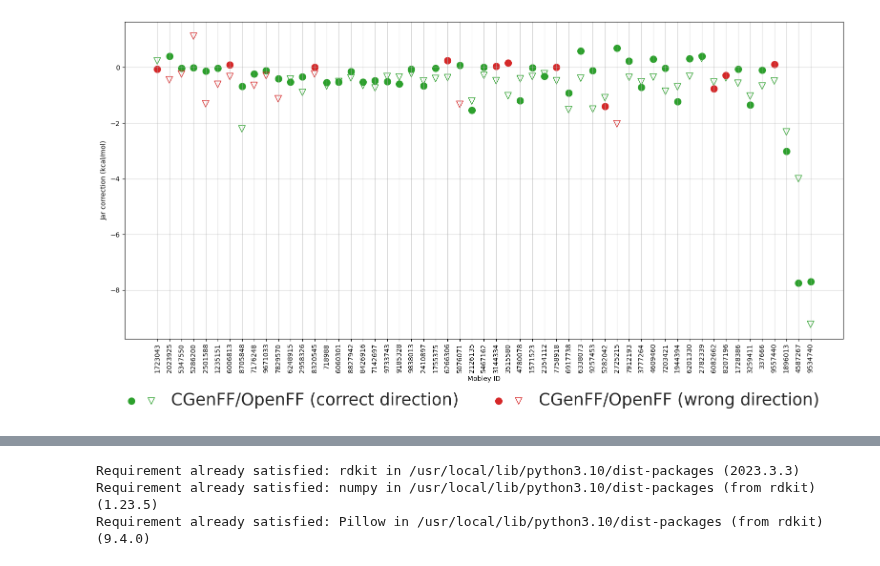
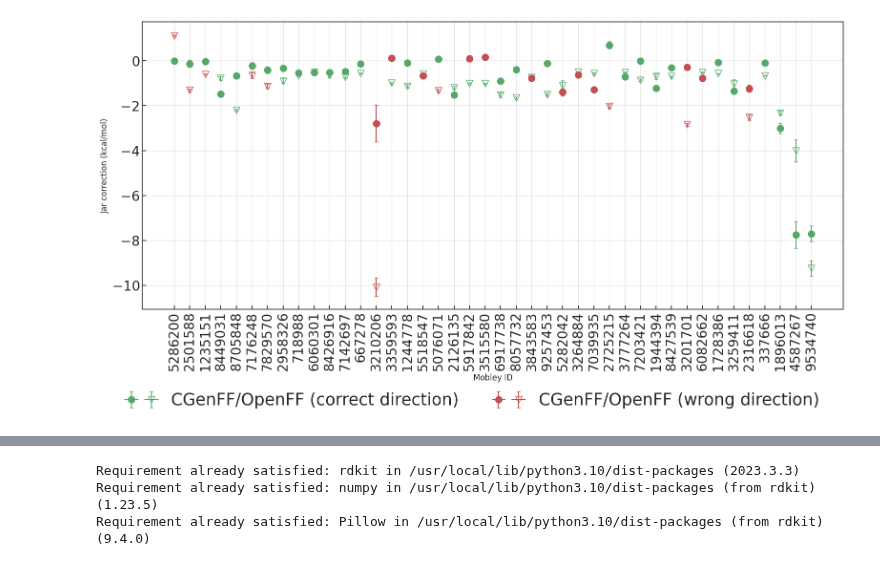
Before and after one commit to JohannesKarwou/notebooks, a Jupyter notebook: mlCorrection.ipynb, the cells around one changed output, grey strips where cells are left out. Drawn from its saved outputs; the diff is of its cells as text; code cells hidden in the pictures.

```diff
--- a/mlCorrection.ipynb
+++ b/mlCorrection.ipynb
@@ -73,88 +73,86 @@ for index, row in data.iterrows():
             data["Exp [kcal/mol]"][index]
             - data["ML-ASFE [kcal/mol]"][index]
         )
-        if noCorrection > corrected and np.abs(data["Jar correction"][index]) > 0.2:
-            axs.scatter(
+        if noCorrection > corrected and np.abs(data["Jar correction"][index]) > 0.5:
+            axs.errorbar(
                 x=data["Mol_ID"][index].split("_")[-1],
                 y=data["Jar correction"][index],
-                #yerr=data["error"][index],
+                yerr=data["error"][index],
                 color=c3,
                 marker="v",
                 #ecolor="black",
-                #capsize=3,
-                #markerfacecolor = "none",
-                facecolors = "none",
+                capsize=3,
+                markerfacecolor = "none",
+                # facecolors = "none",
                 #markeredgewidth = 3,
                 label = "CGenFF"
             )
 
-        if noCorrection_exs > corrected_exs and np.abs(data["Jar correction"][index]) > 0.2:
+        if noCorrection_exs > corrected_exs and np.abs(data["Jar correction"][index]) > 0.5:
 
-            axs.scatter(
+            axs.errorbar(
                 x=data["Mol_ID"][index].split("_")[-1],
                 y=(-data["MM-ASFE [kcal/mol]"][index]+data["ML-ASFE [kcal/mol]"][index]),
-                #yerr=data["error"][index],
+                yerr=data["ML-ASFE-err [kcal/mol]"][index],
                 color=c3,
                 marker="o",
                 #ecolor="black",
-                #capsize=3,
+                capsize=3,
                 label = "OpenFF",
             )
 
 
-        if noCorrection < corrected and np.abs(data["Jar correction"][index]) > 0.2:
-            axs.scatter(
+        if noCorrection < corrected and np.abs(data["Jar correction"][index]) > 0.5:
+            axs.errorbar(
                 x=data["Mol_ID"][index].split("_")[-1],
                 y=data["Jar correction"][index],
-                #yerr=data["error"][index],
+                yerr=data["error"][index],
                 color=c4,
                 marker="v",
                 #ecolor="black",
-                #capsize=3,
-                #markerfacecolor = "none",
-                facecolors = "none",
+                capsize=3,
+                markerfacecolor = "none",
+                # facecolors = "none",
                 #markeredgewidth = 3,
                 label = "CGenFF",
             )
 
 
-        if noCorrection_exs < corrected_exs and np.abs(data["Jar correction"][index]) > 0.2:
+        if noCorrection_exs < corrected_exs and np.abs(data["Jar correction"][index]) > 0.5:
 
-            axs.scatter(
+            axs.errorbar(
                 x=data["Mol_ID"][index].split("_")[-1],
                 y=(-data["MM-ASFE [kcal/mol]"][index]+data["ML-ASFE [kcal/mol]"][index]),
-                #yerr=data["error"][index],
+                yerr=data["ML-ASFE-err [kcal/mol]"][index],
                 color=c4,
                 marker="o",
-                #ecolor="black",
-                #capsize=3,
+                # ecolor="gray",
+                capsize=3,
                 label = "OpenFF",
             )
 
 axs.set_ylabel("Jar correction (kcal/mol)")
 axs.set_xlabel("Mobley ID")
 
 lines_labels = [axs.get_legend_handles_labels() for axs in fig.axes]
 lines, labels = [sum(lol, []) for lol in zip(*lines_labels)]
 fig.legend(
-    [(lines[2],lines[-2]),(lines[1],lines[3])],
+    [(lines[2],lines[-2]),(lines[-15],lines[3])],
     ["CGenFF/OpenFF (correct direction)","CGenFF/OpenFF (wrong direction)"],
     loc="lower center",
     ncol=4,
     frameon=False,
     bbox_to_anchor=(0.5, -0.08),
     fontsize=25,
     handler_map={tuple: HandlerTuple(ndivide=None)},
 )
 
 
 plt.xticks(rotation=90)
 axs.grid(alpha=0.5)
 
 
 plt.tight_layout()
-# plt.savefig(
-#     "figures/ml_correction.pdf"
-# )
+plt.savefig("ml_correction.pdf",bbox_inches="tight")
 # %% [output]
-[figure, old version]
+[figure, new version]
```
Also changed, not shown: parts of 6 cells of this notebook.
